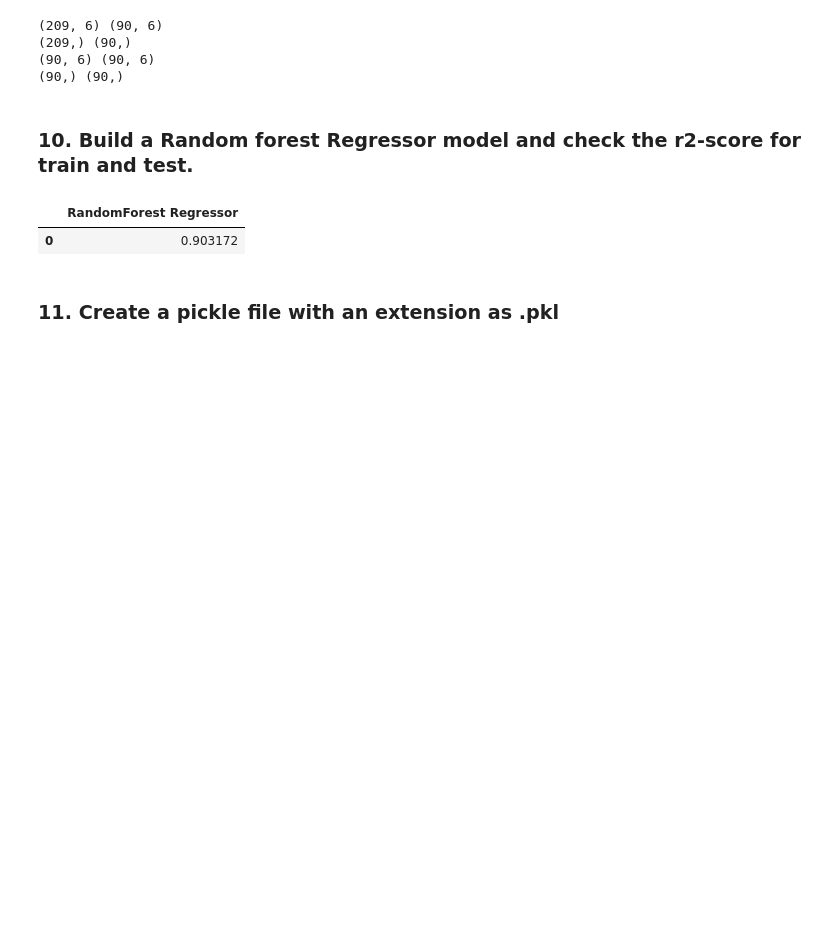
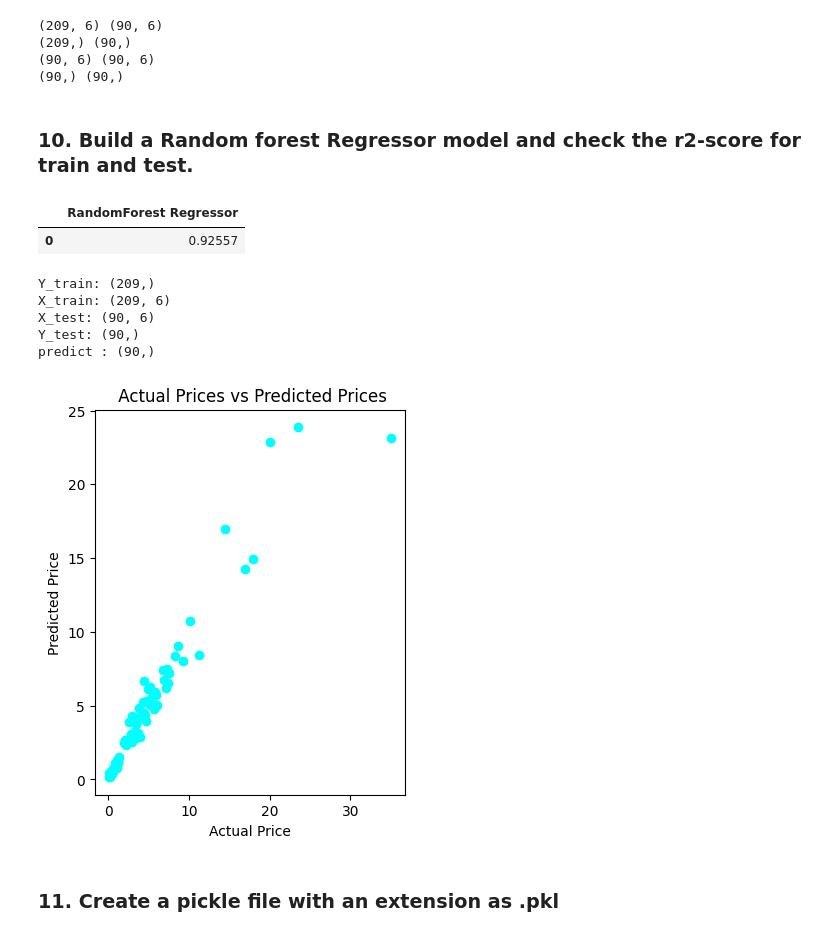
Before and after one commit to JustineJC/JustineJose-Lab5_Python-for-DS-Flask, a Jupyter notebook: Lab 5 porblem statement.ipynb, the cells around one changed output. Cells and saved outputs as stored; diff of their text form; code cells hidden in the pictures; blank space fills up the shorter version.

```diff
--- a/Lab 5 porblem statement.ipynb
+++ b/Lab 5 porblem statement.ipynb
@@ -188,9 +216,9 @@ print(Y_test.shape,Y_test.shape)
 #Function that takes model and data as input
 def fit_n_prd(model,X_test,X_train,Y_test,Y_train): # A model to take the train & text data
     model.fit(X_train,Y_train) # Fit the model with train data
-    prdct = model.predict(X_test) # perform prediction on test data
-    accuracy= r2_score(Y_test,prdct)
-    return accuracy
+    prdct = model.predict(X_test) # perform prediction on test data X_train
+    accuracy= r2_score(Y_test,prdct) #(Y_train,prdct)
+    return accuracy,prdct
 # %%
 rfr = RandomForestRegressor()
-result_ = fit_n_prd(rfr,X_test,X_train,Y_test,Y_train)
+result_ ,predict_ = fit_n_prd(rfr,X_test,X_train,Y_test,Y_train)
@@ -202,6 +228,28 @@ r2_df['RandomForest Regressor']=pd.Series(result_)
 r2_df
 # %% [output]
 |  | RandomForest Regressor |
-| 0 | 0.903172 |
+| 0 | 0.92557 |
+# %%
+print("Y_train:",Y_train.shape)
+print("X_train:",X_train.shape)
+print("X_test:",X_test.shape)
+print("Y_test:",Y_test.shape)
+print("predict :",predict_.shape)
+# %% [output]
+Y_train: (209,)
+X_train: (209, 6)
+X_test: (90, 6)
+Y_test: (90,)
+predict : (90,)
+# %%
+# Plot the Actual and Predicted price
+plt.figure(figsize=(4,5))
+plt.scatter(Y_test, predict_,c='cyan')
+plt.xlabel("Actual Price")
+plt.ylabel("Predicted Price")
+plt.title(" Actual Prices vs Predicted Prices")
+plt.show()
+# %% [output]
+[figure, added]
 # %% [markdown]
 ### 11. Create a pickle file with an extension as .pkl
```
Also changed, not shown: parts of 10 cells of this notebook, 4 other files.
